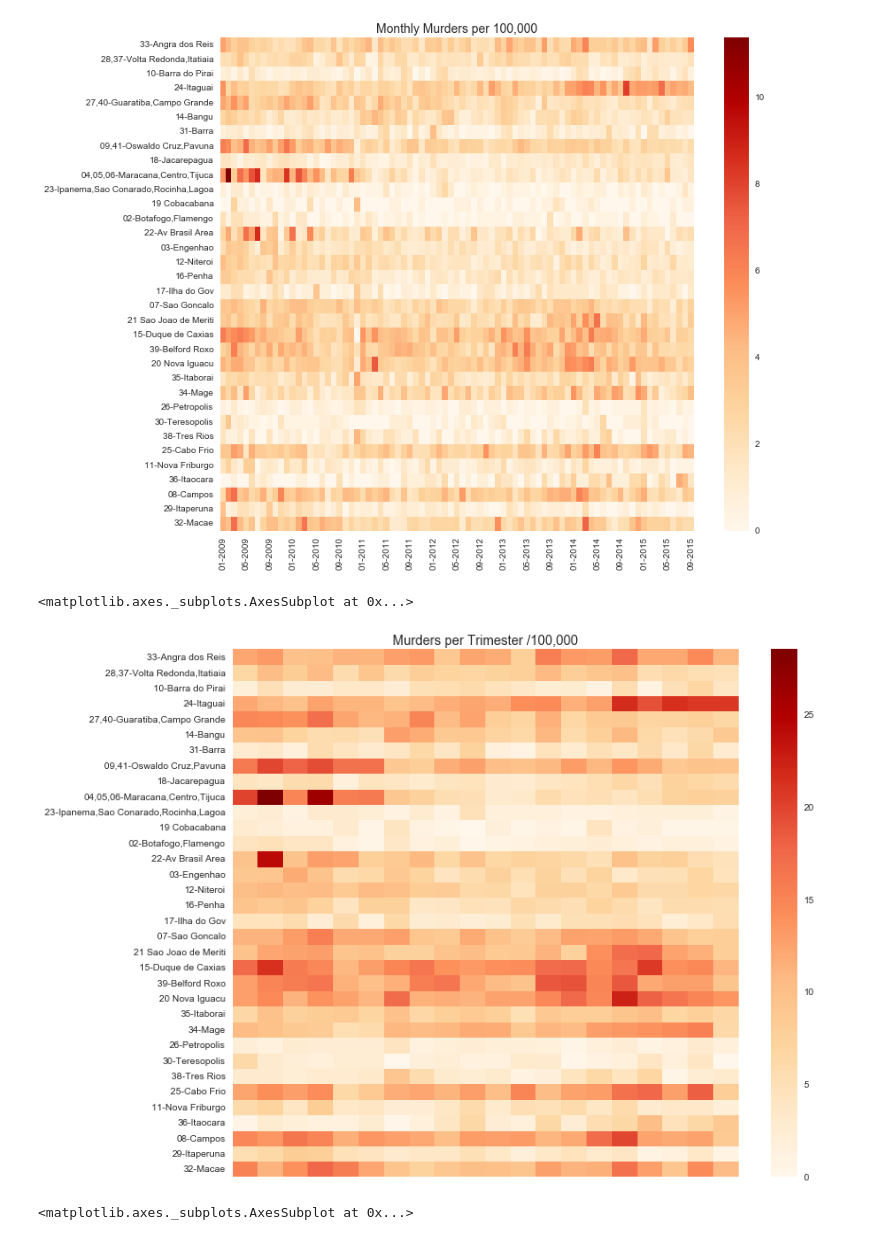
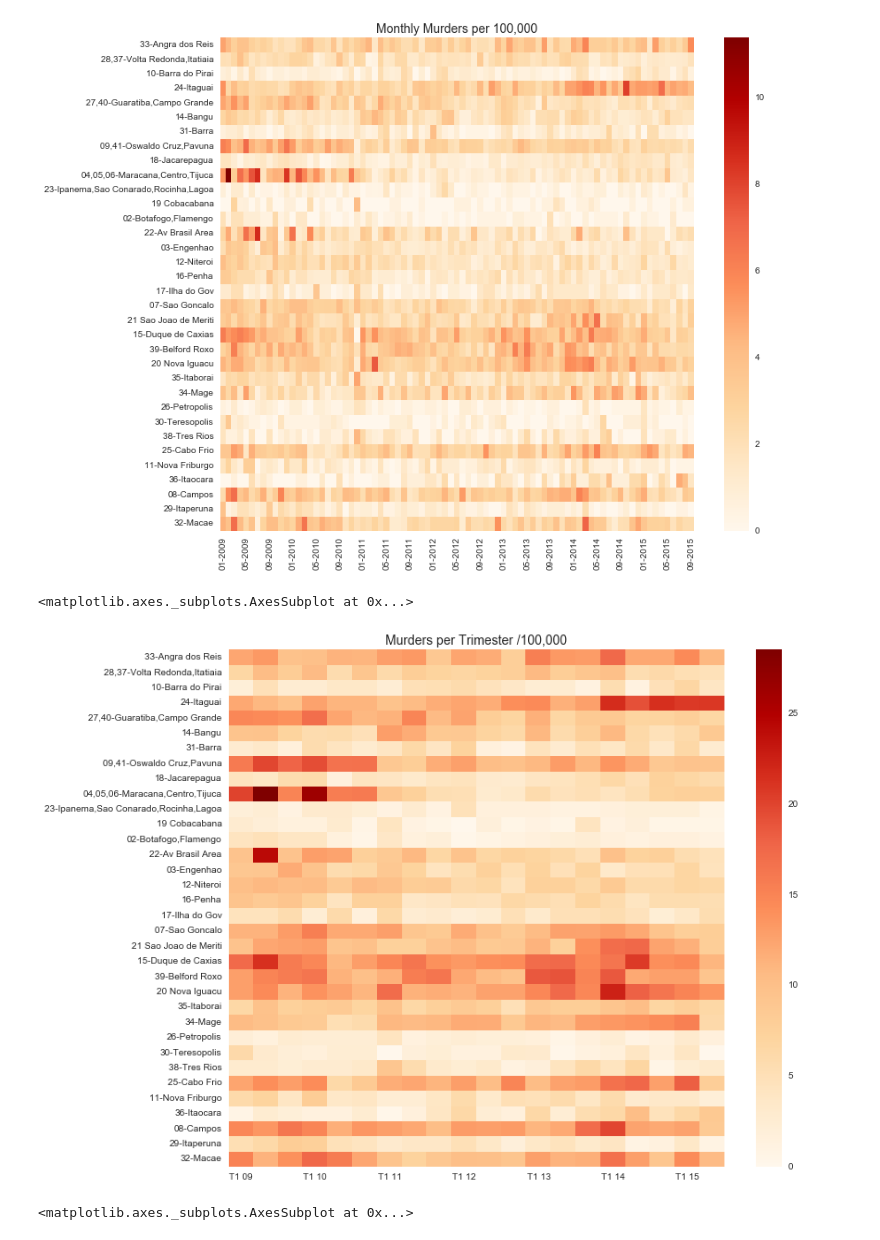
Before and after one commit to DrewForeman/rio-crime-migration, a Jupyter notebook: Rio_Crime_Data_Visualizations.ipynb, the cells around one changed output. Cells and saved outputs as stored; diff of their text form; code cells hidden in the pictures.

```diff
--- a/Rio_Crime_Data_Visualizations.ipynb
+++ b/Rio_Crime_Data_Visualizations.ipynb
@@ -99,16 +99,18 @@ T2_15 = murders_by_aisp[dates[75:79]].sum(axis=1)
 
 murders_by_aisp_tri = pd.concat([T1_09,T2_09,T3_09,T1_10,T2_10,T3_10,T1_11,T2_11,T3_11,T1_12,
                                  T2_12,T3_12,T1_13,T2_13,T3_13,T1_14,T2_14,T3_14,T1_15,T2_15], axis=1)
+labels=['T1 09',' ',' ','T1 10',' ',' ','T1 11',' ',' ','T1 12',' ',' ',
+        'T1 13',' ',' ','T1 14',' ',' ','T1 15',' ']
 # %%
 fig= plt.figure(figsize=(12,10))
 ax = fig.add_subplot(111)
 ax.set_title('Murders per Trimester /100,000',fontsize=14)
 
 sns.heatmap(ax=ax, data=murders_by_aisp_tri,yticklabels= murders_by_aisp.ix[:,0],
-            xticklabels=False,cmap='OrRd')
+            xticklabels=labels,cmap='OrRd')
 # %% [output]
 <matplotlib.axes._subplots.AxesSubplot at 0x...>
-[figure, old version]
+[figure, new version]
 # %%
 #and annualy
 
```
Also changed, not shown: parts of 10 cells of this notebook, 1 other file.
